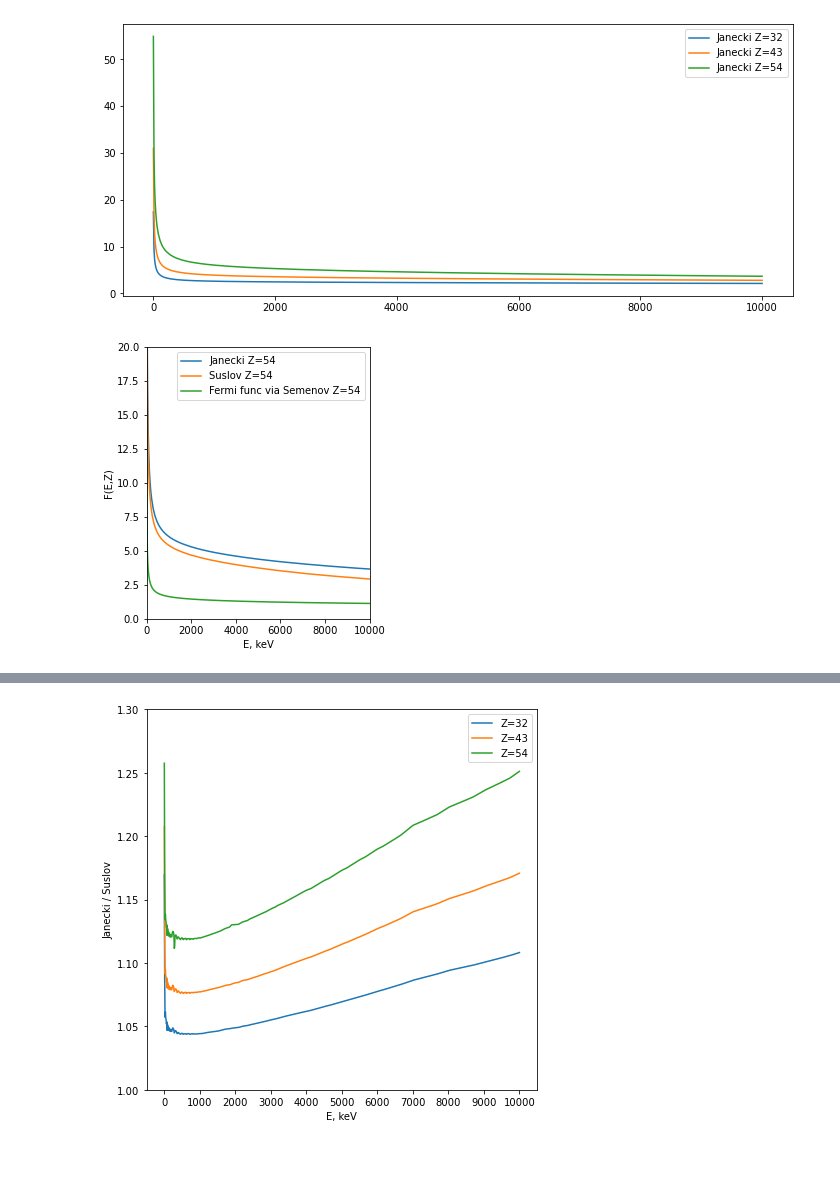
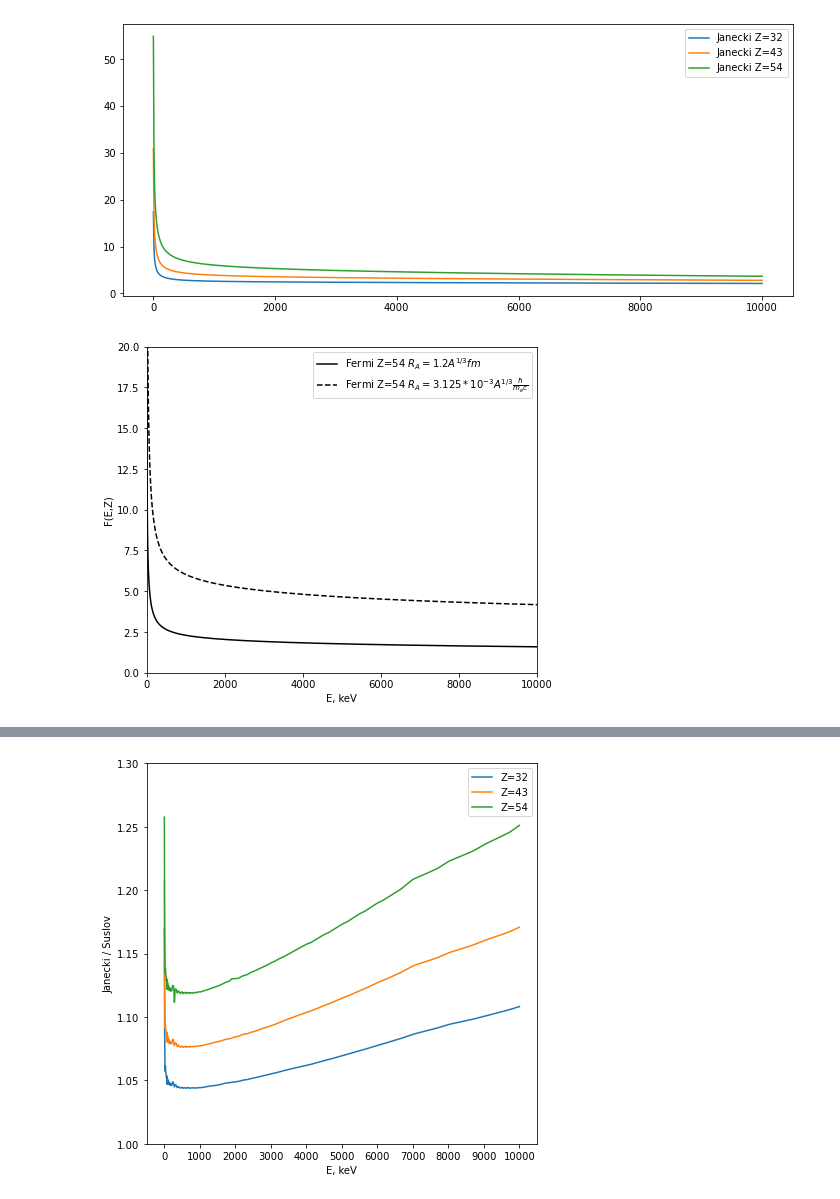
Before and after one commit to Almaz93/neutrino, a Jupyter notebook: double_beta_decay/Almaz's work/calculation/fermi_func_relation2.ipynb, the cells around one changed output, grey strips where cells are left out. Cells and saved outputs as stored; diff of their text form; code cells hidden in the pictures; blank space fills up the shorter version.

Commit message:
update fermi-function comparison

```diff
--- a/double_beta_decay/Almaz's work/calculation/fermi_func_relation2.ipynb
+++ b/double_beta_decay/Almaz's work/calculation/fermi_func_relation2.ipynb
@@ -136,18 +286,23 @@ plt.show()
 [figure]
 # %%
 Fermi_Semenov_Z54 = Fermi_via_Gamma(Z_127Xe, A_127Xe, e_e)
+Fermi_corr_Z54 = Fermi_via_Gamma_corr(Z_127Xe, A_127Xe, e_e)
+Fermi_corr2_Z54 = Fermi_via_Gamma_corr2(Z_127Xe, A_127Xe, e_e)
+Fermi_kappa_Z54 = Fermi_via_Gamma_kappa(Z_127Xe, A_127Xe, e_e)
 Fermi_Semenov_Z43 = Fermi_via_Gamma(Z_100Tc, A_100Tc, e_e)
 Fermi_Semenov_Z32 = Fermi_via_Gamma(Z_76Ge, A_76Ge, e_e)
 # %%
-plt.figure(figsize=(4,5))
-plt.plot(e_e, Janecki_func(e_e, Janecki_Z54), label='Janecki Z=54')
-plt.plot(e_e, Suslov_func(e_e, Suslov_Z53), label='Suslov Z=54')
-plt.plot(e_e, Fermi_Semenov_Z54, label='Fermi func via Semenov Z=54')
+plt.figure(figsize=(7,6))
+#plt.plot(e_e, Janecki_func(e_e, Janecki_Z54), c='green', label='Janecki Z=54')
+#plt.plot(e_e, Suslov_func(e_e, Suslov_Z53), c='red', label='Suslov Z=54')
+plt.plot(e_e, Fermi_Semenov_Z54, c = 'k', ls = '-', label='Fermi Z=54 $R_A=1.2A^{1/3}fm$')
+plt.plot(e_e, Fermi_corr2_Z54, c = 'k', ls = '--', label=r'Fermi Z=54 $R_A=3.125*10^{-3}A^{1/3} \frac{\hbar}{m_ec}$')
+#plt.plot(e_e, Fermi_kappa_Z54, c = 'k', ls = ':', label='Fermi corr kappa Z=54')
 plt.xlim(0,10000)
 plt.ylim(0,20)
 plt.xlabel("E, keV")
 plt.ylabel("F(E,Z)")
 plt.legend()
 plt.show()
 # %% [output]
-[figure, old version]
+[figure, new version]
```
Also changed, not shown: parts of 17 cells of this notebook, 4 other files.
